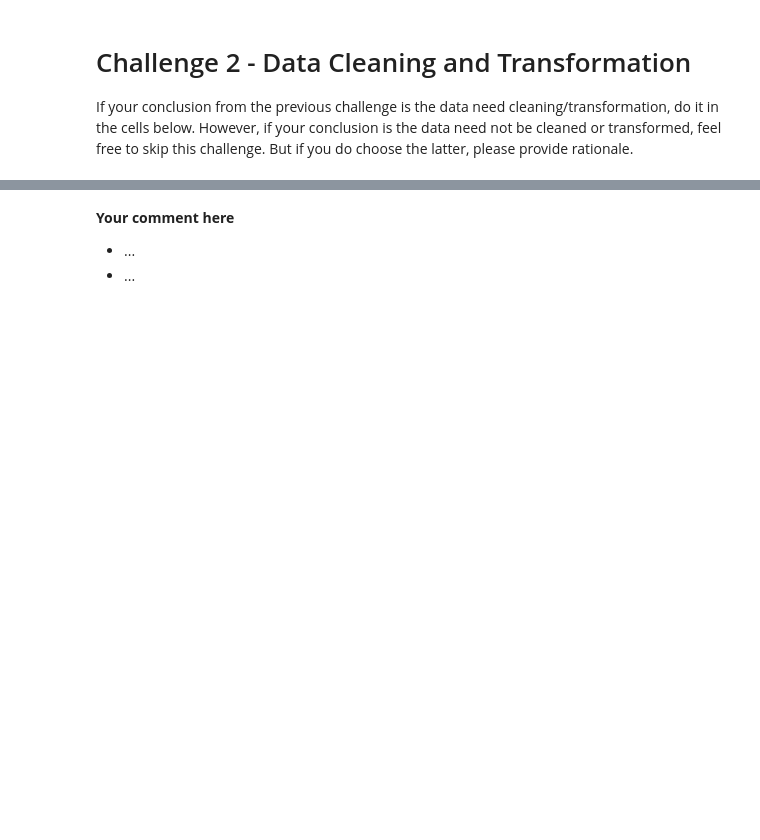
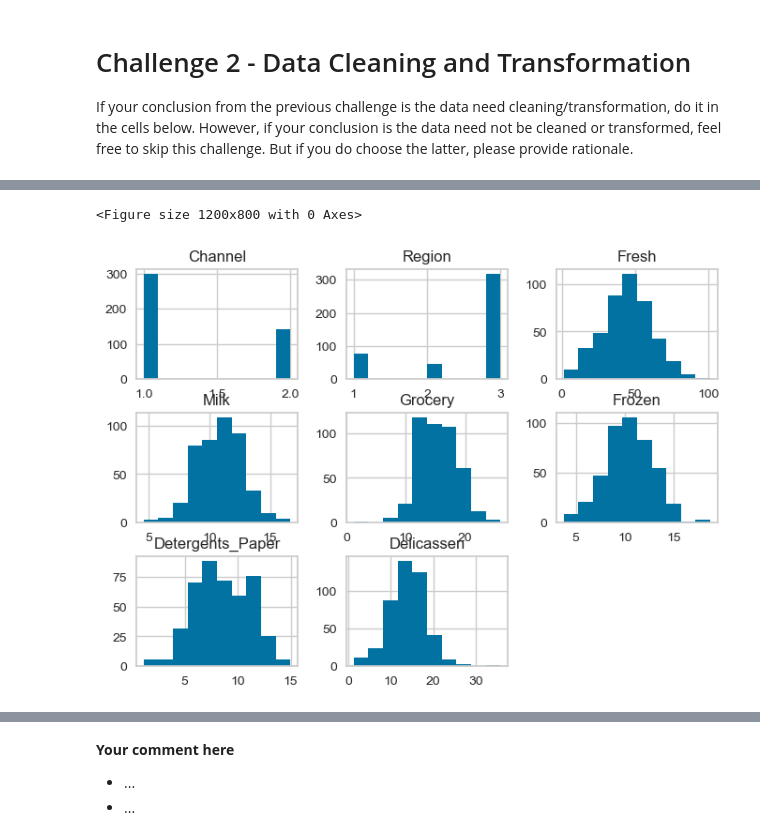
Before and after one commit to natanael-2012/lab-unsupervised-learning, a Jupyter notebook: your-code/main.ipynb, the cells around one changed output, grey strips where cells are left out. Cells and saved outputs as stored; diff of their text form; code cells hidden in the pictures; blank space fills up the shorter version.

```diff
--- a/your-code/main.ipynb
+++ b/your-code/main.ipynb
@@ -93,3 +224,13 @@ Additional info: Over a century ago, an Italian economist named Vilfredo Pareto
 # Challenge 2 - Data Cleaning and Transformation
 
 If your conclusion from the previous challenge is the data need cleaning/transformation, do it in the cells below. However, if your conclusion is the data need not be cleaned or transformed, feel free to skip this challenge. But if you do choose the latter, please provide rationale.
+# %%
+# fix skewness
+from scipy.stats import boxcox
+
+data['Fresh'] = boxcox(data['Fresh'])[0]
+data['Milk'] = boxcox(data['Milk'])[0]
+data['Grocery'] = boxcox(data['Grocery'])[0]
+data['Frozen'] = boxcox(data['Frozen'])[0]
+data['Detergents_Paper'] = boxcox(data['Detergents_Paper'])[0]
+data['Delicassen'] = boxcox(data['Delicassen'])[0]
@@ -95,0 +253,8 @@ If your conclusion from the previous challenge is the data need cleaning/transfo
+# %%
+# visualize dataset columns histograms
+plt.figure(figsize=(12, 8))
+data.hist()
+plt.show()
+# %% [output]
+<Figure size 1200x800 with 0 Axes>
+[figure, added]
```
Also changed, not shown: parts of 32 cells of this notebook.
